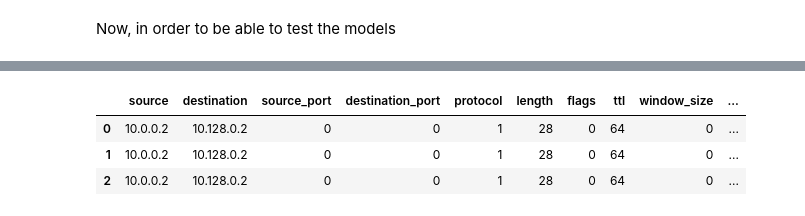
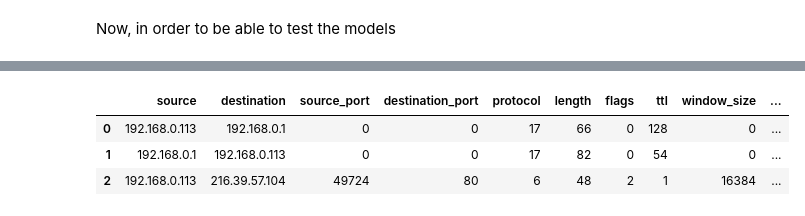
Before and after one commit to ArtyNar/ML-DOS-Detection, a Jupyter notebook: MLmodels.ipynb, the cells around one changed output, grey strips where cells are left out. Drawn from its saved outputs; the diff is of its cells as text; code cells hidden in the pictures.

```diff
--- a/MLmodels.ipynb
+++ b/MLmodels.ipynb
@@ -102,7 +102,8 @@ file_to_delete.write("source,destination,source_port,destination_port,protocol,l
 file_to_delete.close()
 # %%
 
-file = processFile("newCaptures/icmp-ping.pcap","normal", path="normalizedData/test.csv", type='a')
+# Change this file for what you want to test the ML model on
+file = processFile("newCaptures/tcp-traceroute.pcapng","normal", path="normalizedData/test.csv", type='a')
 
 file = pd.read_csv('normalizedData/test.csv')
 
@@ -112,7 +115,7 @@ file.head(3)
 |  | source | destination | source_port | destination_port | protocol | length | flags | ttl | window_size | ... |
-| 0 | 10.0.0.2 | 10.128.0.2 | 0 | 0 | 1 | 28 | 0 | 64 | 0 | ... |
-| 1 | 10.0.0.2 | 10.128.0.2 | 0 | 0 | 1 | 28 | 0 | 64 | 0 | ... |
-| 2 | 10.0.0.2 | 10.128.0.2 | 0 | 0 | 1 | 28 | 0 | 64 | 0 | ... |
+| 0 | 192.168.0.113 | 192.168.0.1 | 0 | 0 | 17 | 66 | 0 | 128 | 0 | ... |
+| 1 | 192.168.0.1 | 192.168.0.113 | 0 | 0 | 17 | 82 | 0 | 54 | 0 | ... |
+| 2 | 192.168.0.113 | 216.39.57.104 | 49724 | 80 | 6 | 48 | 2 | 1 | 16384 | ... |
 # %%
 
 file['source'] = file['source'].apply(ip_to_numeric)
```
Also changed, not shown: parts of 6 cells of this notebook, 7 other files.
